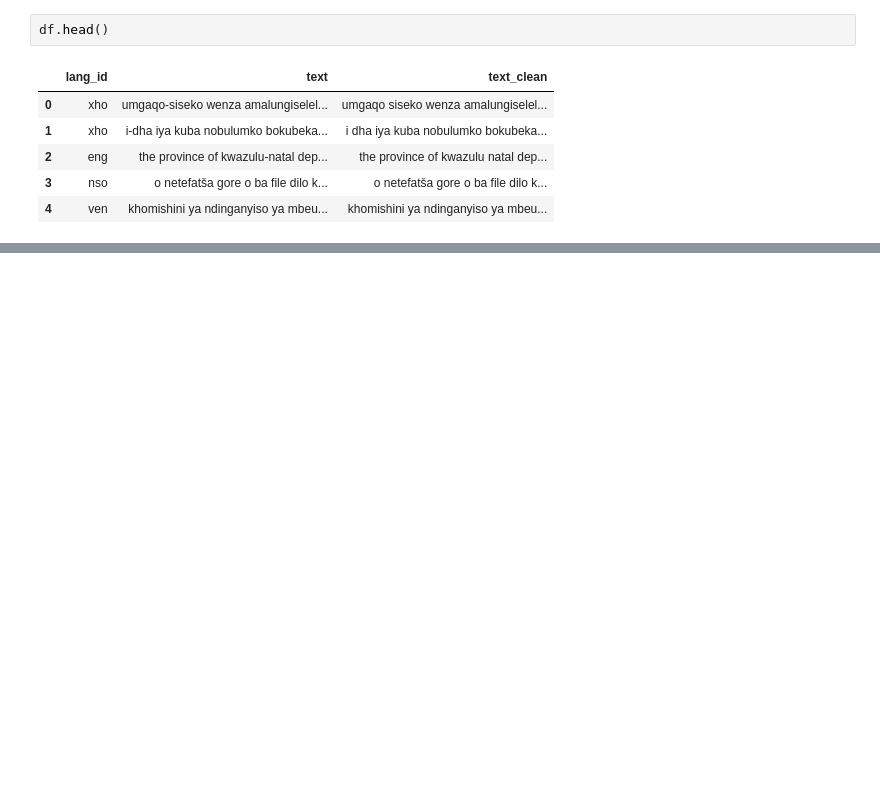
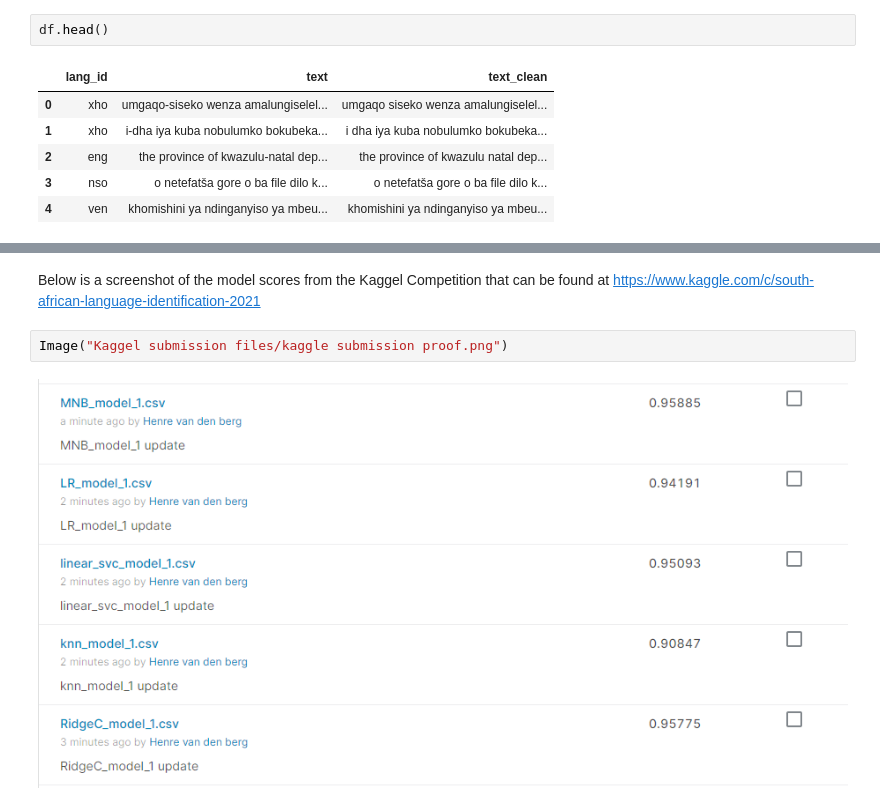
Before and after one commit to henre7860/RSA_Language_Identification, a Jupyter notebook: RSA_language_identification_EDSA.ipynb, the cells around one changed output, grey strips where cells are left out. Drawn from its saved outputs; the diff is of its cells as text; blank space fills up the shorter version.

```diff
--- a/RSA_language_identification_EDSA.ipynb
+++ b/RSA_language_identification_EDSA.ipynb
@@ -332,0 +389,6 @@ output_df.to_csv('Kaggel submission files/RidgeC_model_1.csv', index = False)
+# %% [markdown]
+Below is a screenshot of the model scores from the Kaggel Competition that can be found at https://www.kaggle.com/c/south-african-language-identification-2021
+# %%
+Image("Kaggel submission files/kaggle submission proof.png")
+# %% [output]
+[figure, added]
```
Also changed, not shown: parts of 59 cells of this notebook, 1 other file.
